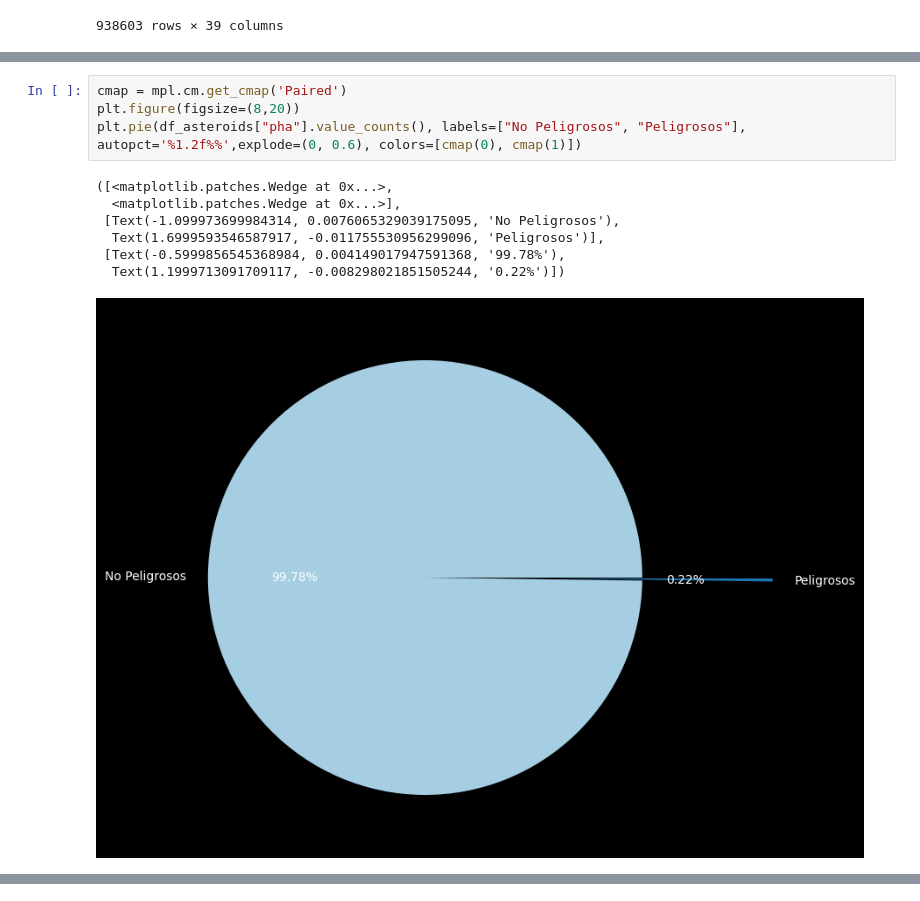
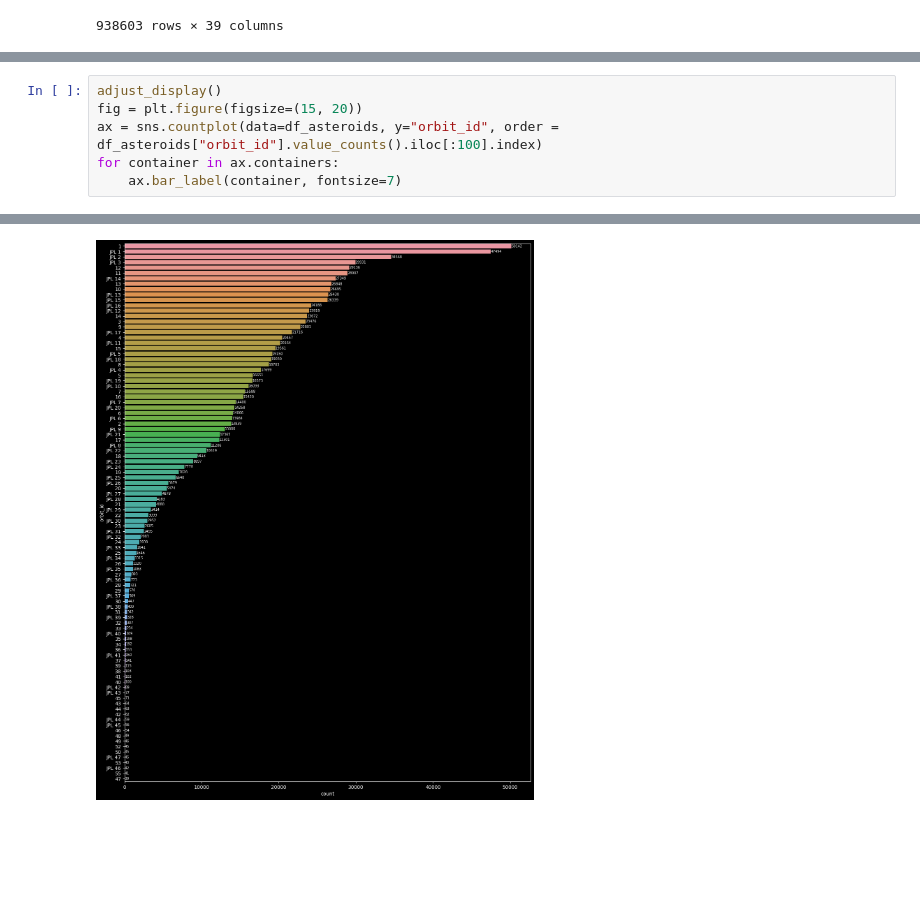
Before and after one commit to aletbm/Hazardous_Asteroids_Predictions--CoderHouse, a Jupyter notebook: Visualizacion__RiosAlexanderDaniel_CoderHouse.ipynb, the cells around one changed output, grey strips where cells are left out. Saved outputs shown, nothing was run; the diff lists cells and outputs as text; blank space fills up the shorter version.

```diff
--- a/Visualizacion__RiosAlexanderDaniel_CoderHouse.ipynb
+++ b/Visualizacion__RiosAlexanderDaniel_CoderHouse.ipynb
@@ -241,12 +355,7 @@ Una vez descartadas las `features` con mayor cantidad de datos nulos procedamos
-# %%
-cmap = mpl.cm.get_cmap('Paired')
-plt.figure(figsize=(8,20))
-plt.pie(df_asteroids["pha"].value_counts(), labels=["No Peligrosos", "Peligrosos"], autopct='%1.2f%%',explode=(0, 0.6), colors=[cmap(0), cmap(1)])
-# %% [output]
-([<matplotlib.patches.Wedge at 0x...>,
-  <matplotlib.patches.Wedge at 0x...>],
- [Text(-1.099973699984314, 0.0076065329039175095, 'No Peligrosos'),
-  Text(1.6999593546587917, -0.011755530956299096, 'Peligrosos')],
- [Text(-0.5999856545368984, 0.004149017947591368, '99.78%'),
-  Text(1.1999713091709117, -0.008298021851505244, '0.22%')])
-[figure, removed]
+# %%
+adjust_display()
+fig = plt.figure(figsize=(15, 20))
+ax = sns.countplot(data=df_asteroids, y="orbit_id", order = df_asteroids["orbit_id"].value_counts().iloc[:100].index)
+for container in ax.containers:
+    ax.bar_label(container, fontsize=7)
+# %% [output]
@@ -252,0 +363 @@ plt.pie(df_asteroids["pha"].value_counts(), labels=["No Peligrosos", "Peligrosos
+[figure, added]
```
Also changed, not shown: parts of 15 cells of this notebook.
